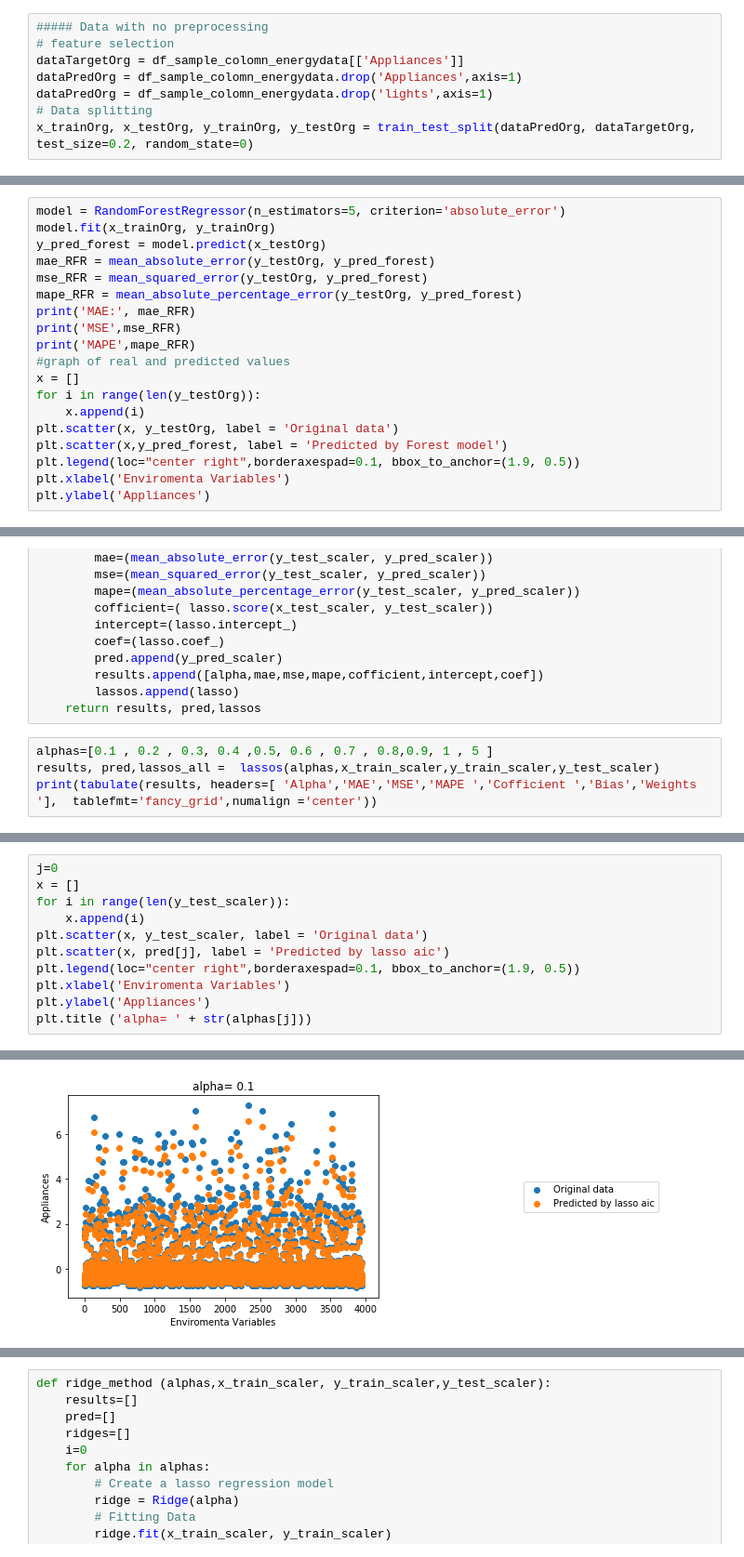
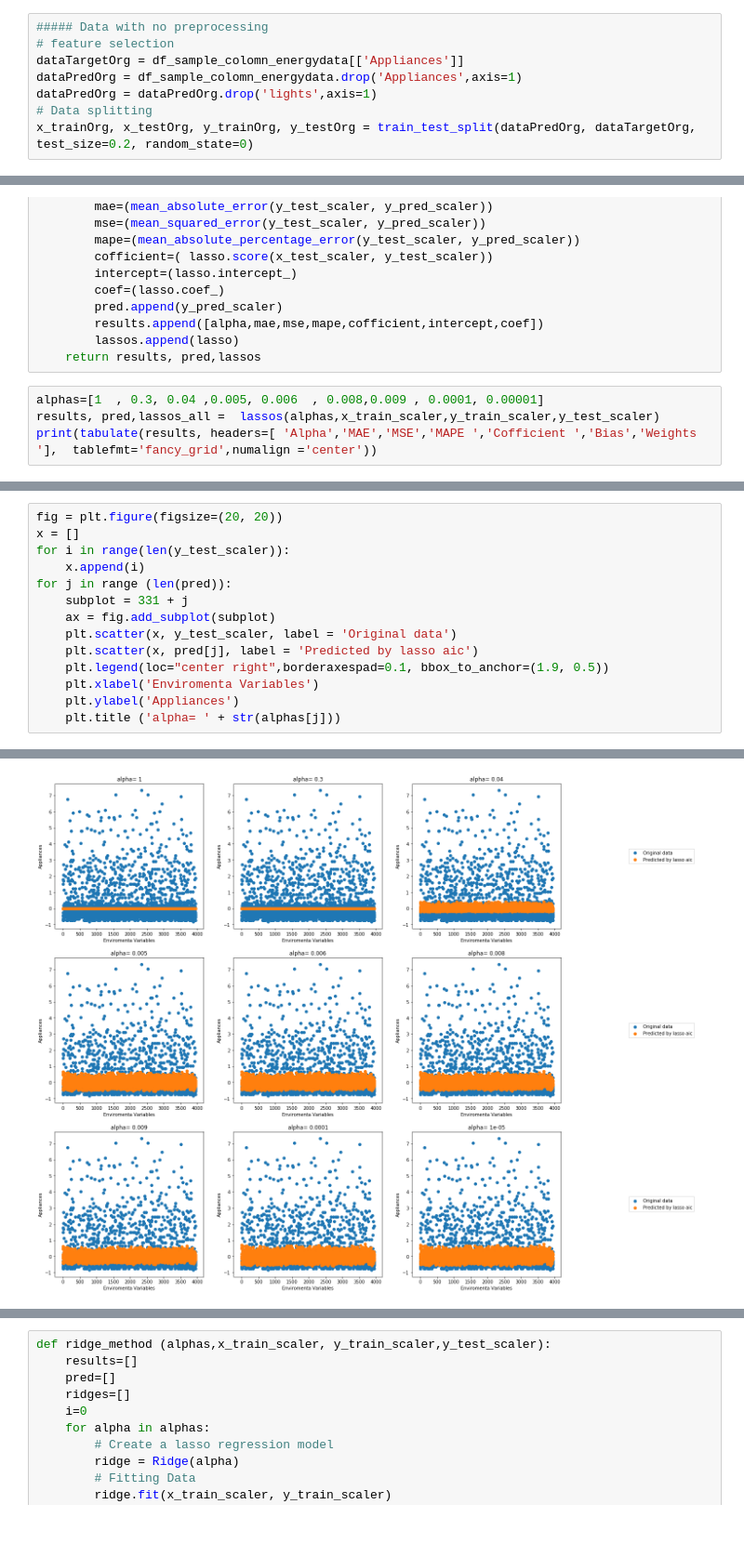
Before and after one commit to Nemat-Allah-Aloush/Multivariate_Data_Analysis, a Jupyter notebook: lab_02.ipynb, the cells around one changed output, grey strips where cells are left out. Shown at 93% size. Drawn from its saved outputs; the diff is of its cells as text; blank space fills up the shorter version.

```diff
--- a/lab_02.ipynb
+++ b/lab_02.ipynb
@@ -195,7 +201,7 @@ print(tabulate(results, headers=['First Col','Second Col','Correlation coefficie
 # feature selection
 dataTargetOrg = df_sample_colomn_energydata[['Appliances']]
 dataPredOrg = df_sample_colomn_energydata.drop('Appliances',axis=1)
-dataPredOrg = df_sample_colomn_energydata.drop('lights',axis=1)
+dataPredOrg = dataPredOrg.drop('lights',axis=1)
 # Data splitting
 x_trainOrg, x_testOrg, y_trainOrg, y_testOrg = train_test_split(dataPredOrg, dataTargetOrg, test_size=0.2, random_state=0)
 # %% [markdown]
@@ -323,19 +301,0 @@ Text(0, 0.5, 'Appliances')
-# %%
-model = RandomForestRegressor(n_estimators=5, criterion='absolute_error')
-model.fit(x_trainOrg, y_trainOrg)
-y_pred_forest = model.predict(x_testOrg)
-mae_RFR = mean_absolute_error(y_testOrg, y_pred_forest)
-mse_RFR = mean_squared_error(y_testOrg, y_pred_forest)
-mape_RFR = mean_absolute_percentage_error(y_testOrg, y_pred_forest)
-print('MAE:', mae_RFR)
-print('MSE',mse_RFR)
-print('MAPE',mape_RFR)
-#graph of real and predicted values
-x = []
-for i in range(len(y_testOrg)):
-    x.append(i)
-plt.scatter(x, y_testOrg, label = 'Original data')
-plt.scatter(x,y_pred_forest, label = 'Predicted by Forest model')
-plt.legend(loc="center right",borderaxespad=0.1, bbox_to_anchor=(1.9, 0.5))
-plt.xlabel('Enviromenta Variables')
-plt.ylabel('Appliances')
@@ -372,7 +324,7 @@ def lassos (alphas,x_train_scaler, y_train_scaler,y_test_scaler):
         lassos.append(lasso)
     return results, pred,lassos
 # %%
-alphas=[0.1 , 0.2 , 0.3, 0.4 ,0.5, 0.6 , 0.7 , 0.8,0.9, 1 , 5 ]
+alphas=[1  , 0.3, 0.04 ,0.005, 0.006  , 0.008,0.009 , 0.0001, 0.00001]
 results, pred,lassos_all =  lassos(alphas,x_train_scaler,y_train_scaler,y_test_scaler)
 print(tabulate(results, headers=[ 'Alpha','MAE','MSE','MAPE ','Cofficient ','Bias','Weights '],  tablefmt='fancy_grid',numalign ='center'))
 # %% [output]
@@ -396,12 +348,15 @@ print(tabulate(results, headers=[ 'Alpha','MAE','MSE','MAPE ','Cofficient ','Bia
 # %%
-j=0
+fig = plt.figure(figsize=(20, 20))
 x = []
 for i in range(len(y_test_scaler)):
     x.append(i)
-plt.scatter(x, y_test_scaler, label = 'Original data')
-plt.scatter(x, pred[j], label = 'Predicted by lasso aic')
-plt.legend(loc="center right",borderaxespad=0.1, bbox_to_anchor=(1.9, 0.5))
-plt.xlabel('Enviromenta Variables')
-plt.ylabel('Appliances')
-plt.title ('alpha= ' + str(alphas[j]))
+for j in range (len(pred)):
+    subplot = 331 + j
+    ax = fig.add_subplot(subplot)
+    plt.scatter(x, y_test_scaler, label = 'Original data')
+    plt.scatter(x, pred[j], label = 'Predicted by lasso aic')
+    plt.legend(loc="center right",borderaxespad=0.1, bbox_to_anchor=(1.9, 0.5))
+    plt.xlabel('Enviromenta Variables')
+    plt.ylabel('Appliances')
+    plt.title ('alpha= ' + str(alphas[j]))
 # %% [output]
@@ -409 +363 @@ Text(0.5, 1.0, 'alpha= 0.1')
-[figure, old version]
+[figure, new version]
```
Also changed, not shown: parts of 41 cells of this notebook, 3 other files.
